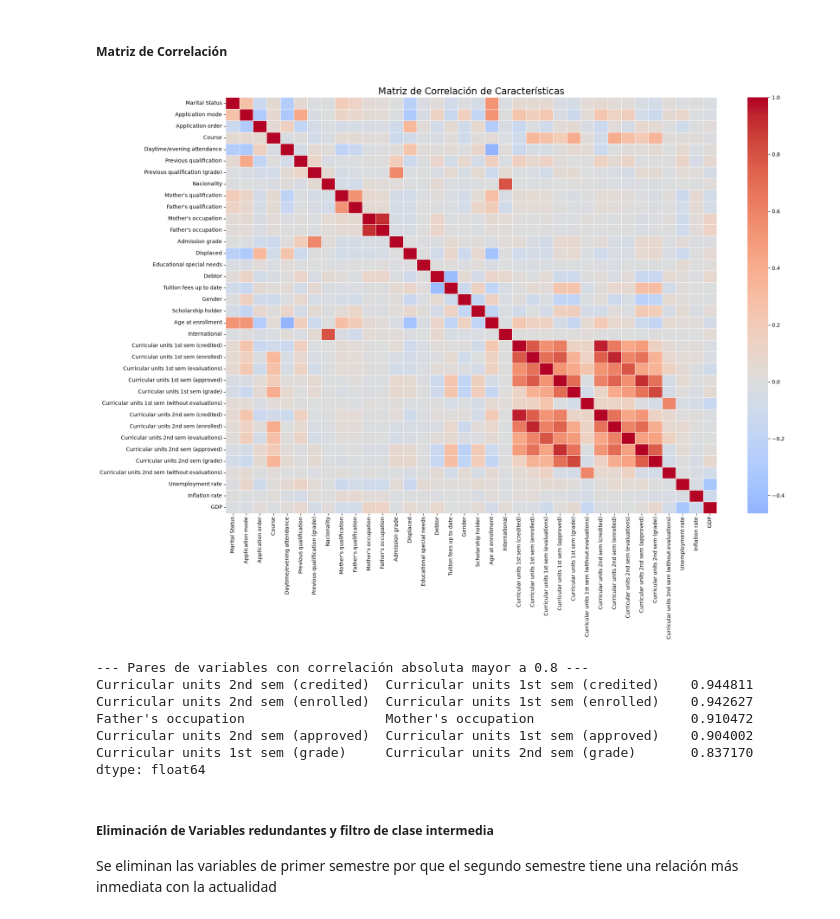
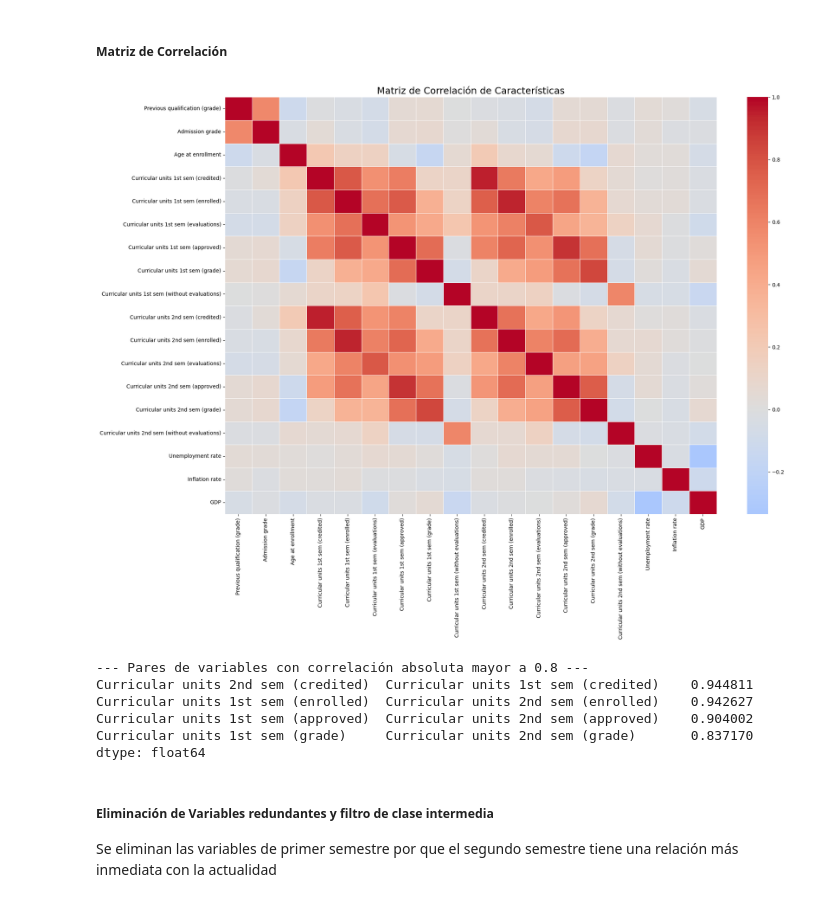
Before and after one commit to DieCs2806/Proyecto-T-cnicas-de-Aprendizaje-de-Maquina, a Jupyter notebook: Proyecto1.ipynb, the cells around one changed output. Saved outputs shown, nothing was run; the diff lists cells and outputs as text; code cells hidden in the pictures.

```diff
--- a/Proyecto1.ipynb
+++ b/Proyecto1.ipynb
@@ -126,6 +148,35 @@ Graduate    2209
 Dropout     1421
 Enrolled     794
 Name: count, dtype: int64
+# %%
+# %% [CELDA 1] Imports, target binario y tipificación de variables
+import numpy as np
+import pandas as pd
+import matplotlib.pyplot as plt
+import seaborn as sns
+from scipy import stats
+
+sns.set_style('whitegrid')
+
+# Target binario: 1 = Dropout, 0 = No deserta (Enrolled + Graduate)
+y_bin = (y['Target'] == 'Dropout').astype(int)
+y_bin.name = 'Dropout'
+
+# Tipificación (los códigos numéricos de la UCI NO son todos variables numéricas)
+cols_binarias = ['Daytime/evening attendance', 'Displaced', 'Educational special needs',
+                 'Debtor', 'Tuition fees up to date', 'Gender', 'Scholarship holder',
+                 'International']
+cols_nominales = ['Marital Status', 'Application mode', 'Course', 'Previous qualification',
+                  'Nacionality', "Mother's qualification", "Father's qualification",
+                  "Mother's occupation", "Father's occupation"]
+cols_ordinales = ['Application order']
+cols_numericas = [c for c in X.columns
+                  if c not in cols_binarias + cols_nominales + cols_ordinales]
+
+print(f"Binarias: {len(cols_binarias)} | Nominales: {len(cols_nominales)} | "
+      f"Ordinales: {len(cols_ordinales)} | Numéricas: {len(cols_numericas)}")
+print(f"Total: {len(cols_binarias)+len(cols_nominales)+len(cols_ordinales)+len(cols_numericas)} "
+      f"(X tiene {X.shape[1]} columnas)")
 # %% [markdown]
 ## 2. Ejecutar selección de variables argumentada mediante filtros estadísticos
 
@@ -138,41 +189,53 @@ a partir de un modelo base.
 import numpy as np
 
 # 1. Calcular la matriz de correlación (por defecto usa Pearson)
-correlation_matrix = X.corr()
+# Variables realmente numéricas (continuas o conteos)
+cols_numericas = [
+    'Previous qualification (grade)', 'Admission grade', 'Age at enrollment',
+    'Curricular units 1st sem (credited)', 'Curricular units 1st sem (enrolled)',
+    'Curricular units 1st sem (evaluations)', 'Curricular units 1st sem (approved)',
+    'Curricular units 1st sem (grade)', 'Curricular units 1st sem (without evaluations)',
+    'Curricular units 2nd sem (credited)', 'Curricular units 2nd sem (enrolled)',
+    'Curricular units 2nd sem (evaluations)', 'Curricular units 2nd sem (approved)',
+    'Curricular units 2nd sem (grade)', 'Curricular units 2nd sem (without evaluations)',
+    'Unemployment rate', 'Inflation rate', 'GDP'
+]
+
+X_num = X[cols_numericas]
+correlation_matrix = X_num.corr()
 
 # 2. Visualización con mapa de calor (Heatmap)
 plt.figure(figsize=(20, 15))
 sns.heatmap(
     correlation_matrix,
     annot=False,      # Mantenemos 'False' para que no se superpongan los números
     cmap='coolwarm',  # Tonos fríos para correlación negativa, cálidos para positiva
     linewidths=0.5,
     center=0
 )
 plt.title('Matriz de Correlación de Características', fontsize=18)
 plt.tight_layout()
 plt.show()
 
 # 3. Extracción de variables con alta multicolinealidad (Filtro estadístico)
 umbral = 0.8  # Puedes ajustar este valor entre 0.7 y 0.9 según tu criterio
 matriz_absoluta = correlation_matrix.abs()
 
 # Desenrollar la matriz para facilitar la lectura de los pares
 pares_correlacionados = matriz_absoluta.unstack().sort_values(ascending=False)
 
 # Filtrar las auto-correlaciones (diagonal de 1.0) y aplicar el umbral
 pares_filtrados = pares_correlacionados[(pares_correlacionados > umbral) & (pares_correlacionados < 1.0)]
 
 print(f"\n--- Pares de variables con correlación absoluta mayor a {umbral} ---")
 # Usamos drop_duplicates() porque la matriz es simétrica (A vs B es lo mismo que B vs A)
 print(pares_filtrados.drop_duplicates())
 # %% [output]
-[figure, old version]
+[figure, new version]
 --- Pares de variables con correlación absoluta mayor a 0.8 ---
 Curricular units 2nd sem (credited)  Curricular units 1st sem (credited)    0.944811
-Curricular units 2nd sem (enrolled)  Curricular units 1st sem (enrolled)    0.942627
-Father's occupation                  Mother's occupation                    0.910472
-Curricular units 2nd sem (approved)  Curricular units 1st sem (approved)    0.904002
+Curricular units 1st sem (enrolled)  Curricular units 2nd sem (enrolled)    0.942627
+Curricular units 1st sem (approved)  Curricular units 2nd sem (approved)    0.904002
 Curricular units 1st sem (grade)     Curricular units 2nd sem (grade)       0.837170
 dtype: float64
 # %% [markdown]
```
Also changed, not shown: parts of 9 cells of this notebook.
